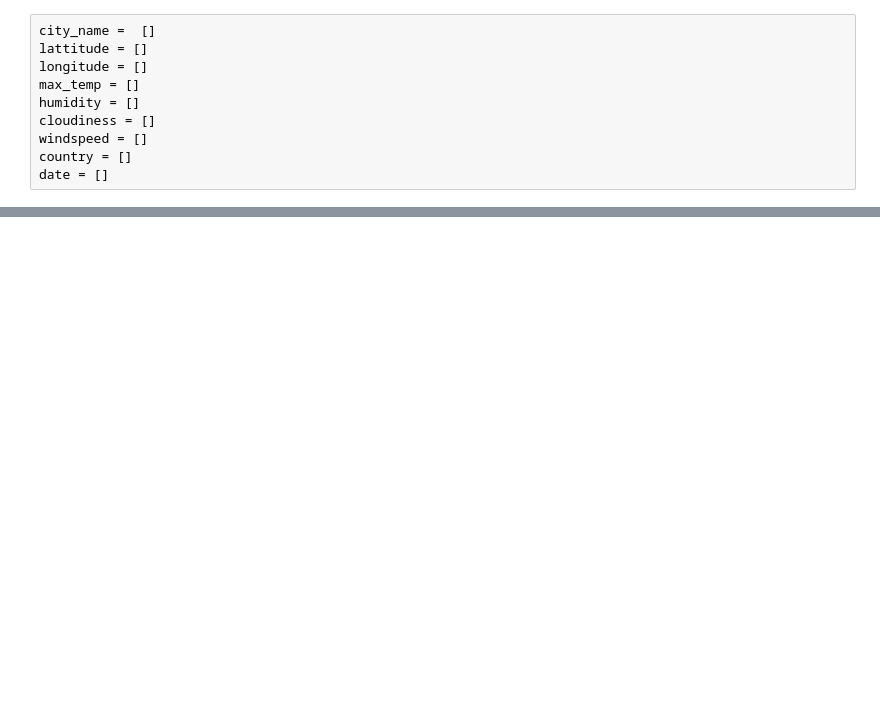
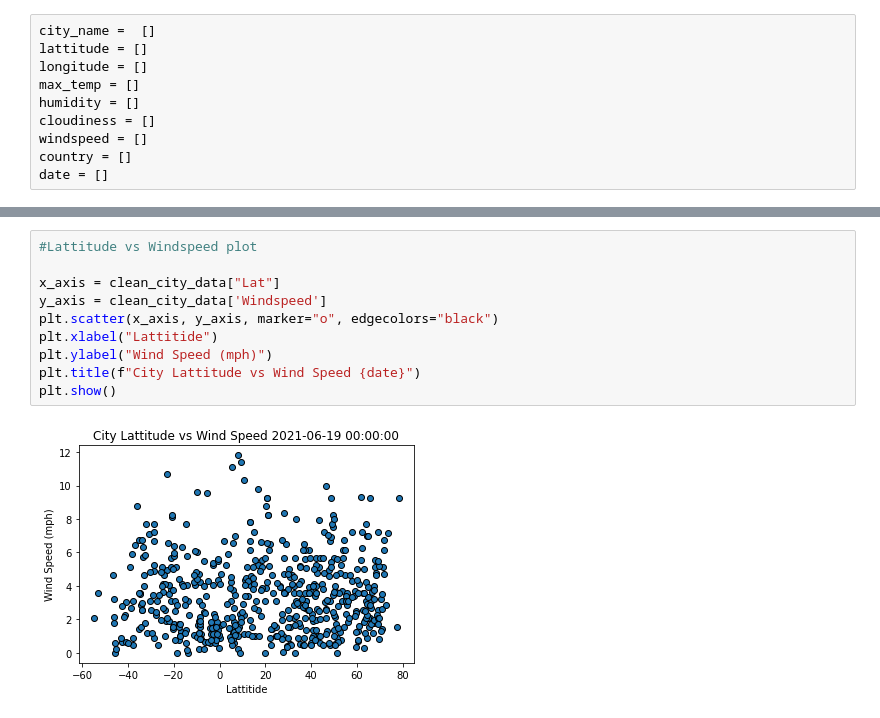
Before and after one commit to aarvinrathod/finding_vacation_spot, a Jupyter notebook: weather.ipynb, the cells around one changed output, grey strips where cells are left out. Cells and saved outputs as stored; diff of their text form; blank space fills up the shorter version.

```diff
--- a/weather.ipynb
+++ b/weather.ipynb
@@ -105,0 +230,12 @@ Processing record of | am timan
+# %%
+#Lattitude vs Windspeed plot
+
+x_axis = clean_city_data["Lat"]
+y_axis = clean_city_data['Windspeed']
+plt.scatter(x_axis, y_axis, marker="o", edgecolors="black")
+plt.xlabel("Lattitide")
+plt.ylabel("Wind Speed (mph)")
+plt.title(f"City Lattitude vs Wind Speed {date}")
+plt.show()
+# %% [output]
+[figure, added]
```
Also changed, not shown: parts of 15 cells of this notebook, 2 other files.
